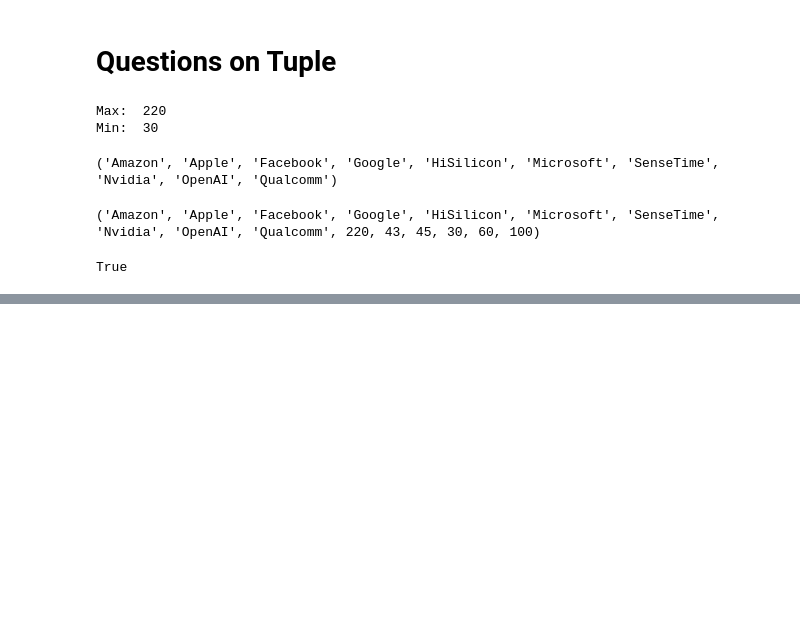
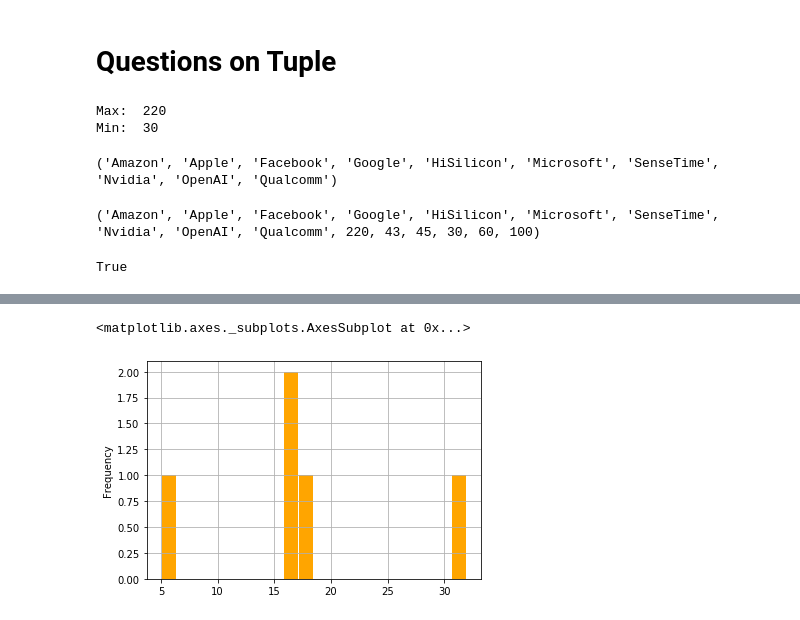
Before and after one commit to learngvrk/Assignment_Python, a Jupyter notebook: Assignment_Python.ipynb, the cells around one changed output, grey strips where cells are left out. Cells and saved outputs as stored; diff of their text form; code cells hidden in the pictures; blank space fills up the shorter version.

```diff
--- a/Assignment_Python.ipynb
+++ b/Assignment_Python.ipynb
@@ -206,0 +318,6 @@ True
+# %%
+cuts.plot.hist(grid=True, bins=20, rwidth=0.9,
+                   color='orange')
+# %% [output]
+<matplotlib.axes._subplots.AxesSubplot at 0x...>
+[figure, added]
```
Also changed, not shown: parts of 13 cells of this notebook.
